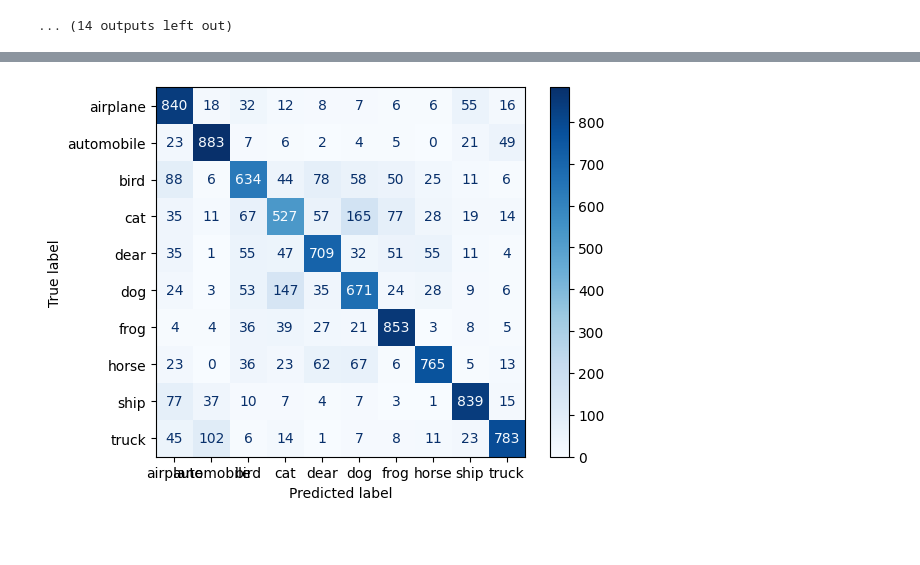
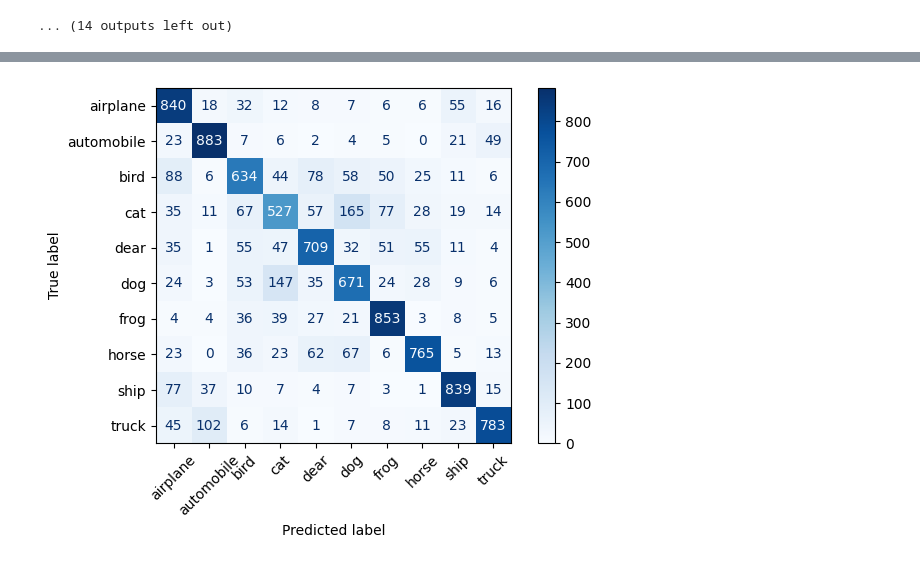
Before and after one commit to Adittopiwala2/Adit-, a Jupyter notebook: Notebooks/CIFAR10_Ensemble.ipynb, the cells around one changed output, grey strips where cells are left out. Saved outputs shown, nothing was run; the diff lists cells and outputs as text; code cells hidden in the pictures; blank space fills up the shorter version.

```diff
--- a/Notebooks/CIFAR10_Ensemble.ipynb
+++ b/Notebooks/CIFAR10_Ensemble.ipynb
@@ -224,5 +224,7 @@ print(f"Ensemble Accuracy: {accuracy_ensemble * 100:.2f}%")
 cm = confusion_matrix(y_true, y_pred_ensemble)
 disp = ConfusionMatrixDisplay(confusion_matrix=cm, display_labels=class_name)
 disp.plot(cmap=plt.cm.Blues)
+disp.ax_.xaxis.set_tick_params(rotation=45)
+plt.tight_layout()
 plt.show()
 # %% [output]
@@ -234,2 +236,2 @@ plt.show()
 Ensemble Accuracy: 75.04%
-[figure, old version]
+[figure, new version]
```
Also changed, not shown: parts of 1 cell of this notebook.
